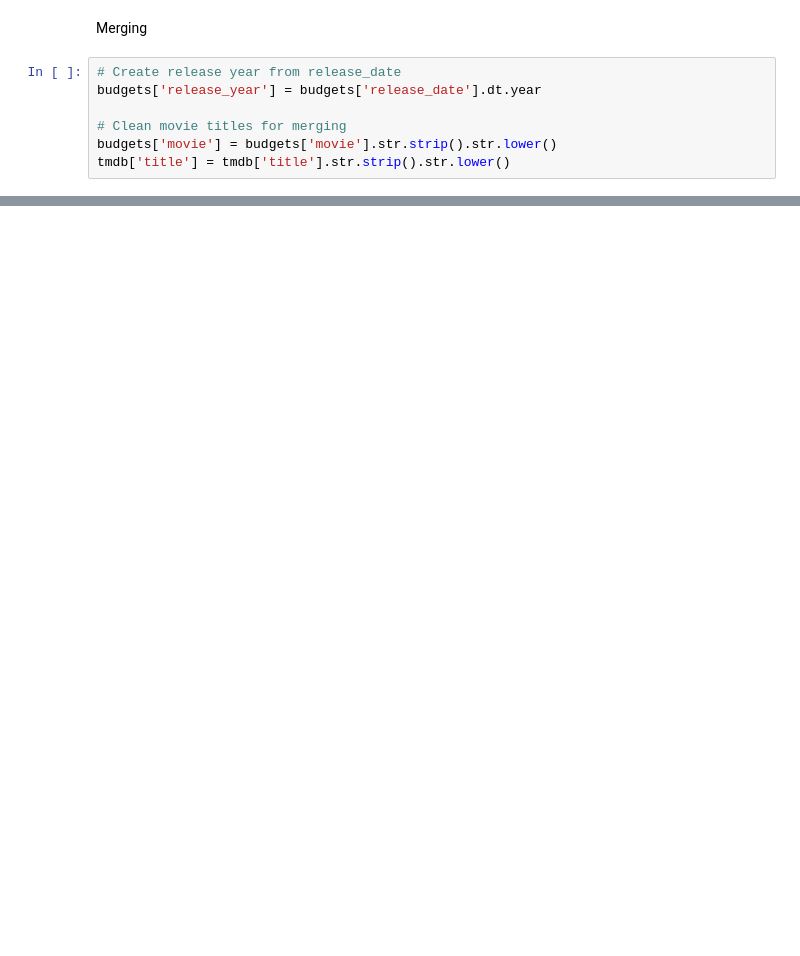
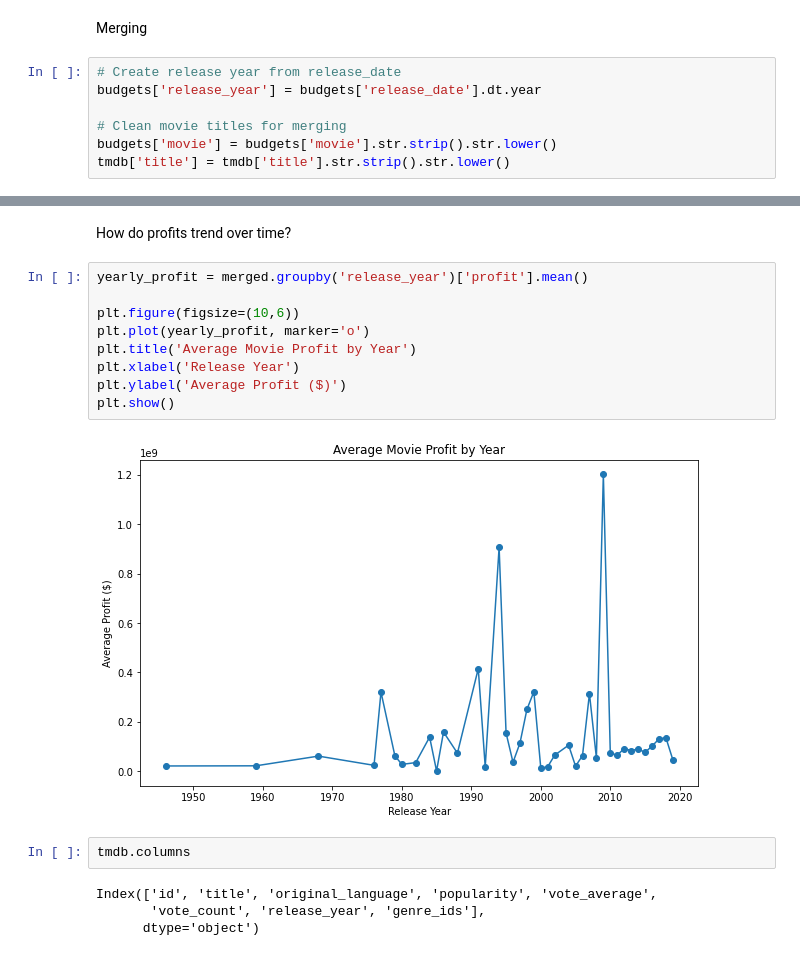
Before and after one commit to Graham-49/Phase2-project, a Jupyter notebook: notebooks/maureen.ipynb, the cells around one changed output, grey strips where cells are left out. Drawn from its saved outputs; the diff is of its cells as text; blank space fills up the shorter version.

```diff
--- a/notebooks/maureen.ipynb
+++ b/notebooks/maureen.ipynb
@@ -184,0 +323,19 @@ Merged dataset shape: (1811, 14)
+# %% [markdown]
+How do profits trend over time?
+# %%
+yearly_profit = merged.groupby('release_year')['profit'].mean()
+
+plt.figure(figsize=(10,6))
+plt.plot(yearly_profit, marker='o')
+plt.title('Average Movie Profit by Year')
+plt.xlabel('Release Year')
+plt.ylabel('Average Profit ($)')
+plt.show()
+# %% [output]
+[figure, added]
+# %%
+tmdb.columns
+# %% [output]
+Index(['id', 'title', 'original_language', 'popularity', 'vote_average',
+       'vote_count', 'release_year', 'genre_ids'],
+      dtype='object')
```
Also changed, not shown: parts of 16 cells of this notebook.
